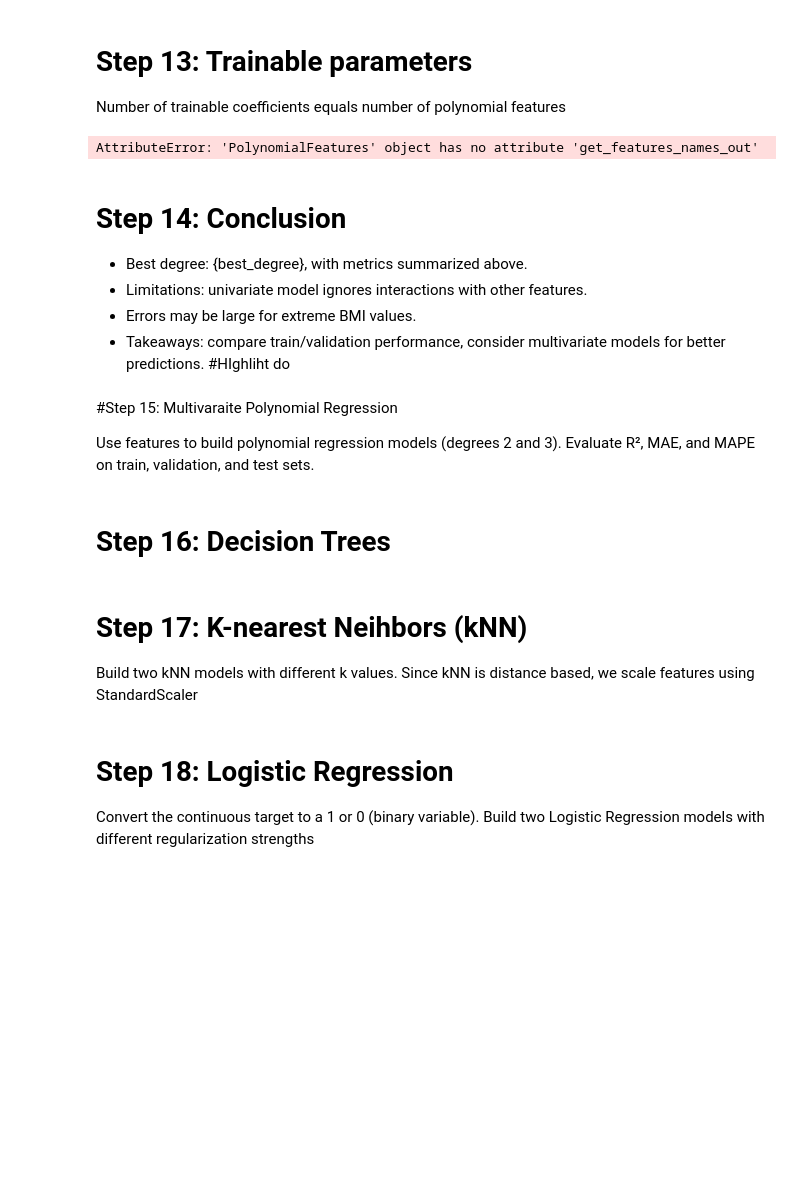
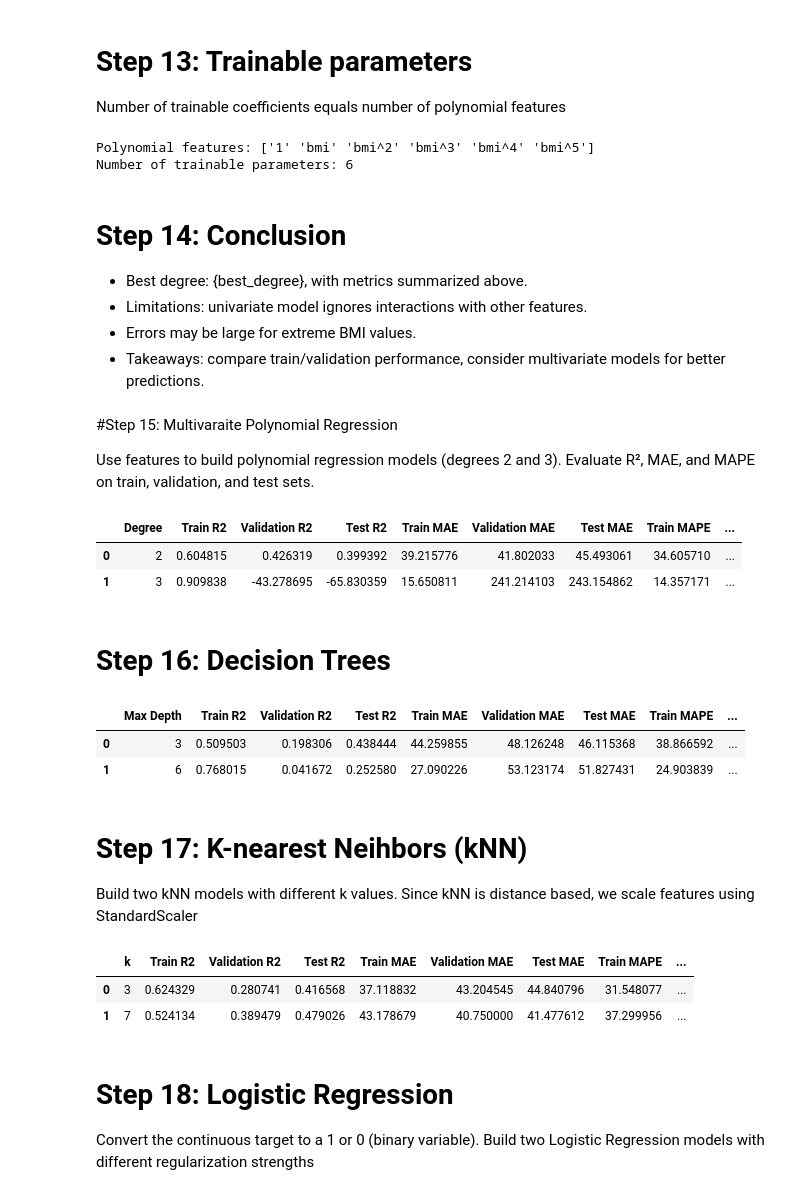
Before and after one commit to JariusBedward-8841640/Practical-Lab-2-Multivariate-Linear-Regression, a Jupyter notebook: PracticalLab2.ipynb, the cells around one changed output. Cells and saved outputs as stored; diff of their text form; code cells hidden in the pictures; blank space fills up the shorter version.

```diff
--- a/PracticalLab2.ipynb
+++ b/PracticalLab2.ipynb
@@ -361,12 +360,16 @@ Predicted progression for BMI=30: 189.70
 
 Number of trainable coefficients equals number of polynomial features
 # %%
-print("Polynomial features:", best_poly.get_features_names_out())
-print(f"Number of trainable parameters: {len(best_poly.get_feature_names_out())}")
+try:
+    feature_names = best_poly.get_feature_names_out()
+except AttributeError:
+    feature_names = best_poly.get_feature_names()
 
-#highlight
+print("Polynomial features:", feature_names)
+print(f"Number of trainable parameters: {len(feature_names)}")
 # %% [output]
-AttributeError: 'PolynomialFeatures' object has no attribute 'get_features_names_out'
+Polynomial features: ['1' 'bmi' 'bmi^2' 'bmi^3' 'bmi^4' 'bmi^5']
+Number of trainable parameters: 6
 # %% [markdown]
 # Step 14: Conclusion
 
@@ -374,7 +377,6 @@ AttributeError: 'PolynomialFeatures' object has no attribute 'get_features_names
 - Limitations: univariate model ignores interactions with other features.
 - Errors may be large for extreme BMI values.
 - Takeaways: compare train/validation performance, consider multivariate models for better predictions.
-#HIghliht do
 # %% [markdown]
 #Step 15: Multivaraite Polynomial Regression
 
@@ -390,34 +392,38 @@ x_val_multi = x_val.copy()
 x_test_multi = x_test.copy()
 
 for degree in poly_degrees:
     poly = PolynomialFeatures(degree=degree, include_bias=True)
     x_train_poly = poly.fit_transform(x_train_multi)
     x_val_poly = poly.transform(x_val_multi)
     x_test_poly = poly.transform(x_test_multi)
 
     model = LinearRegression()
     model.fit(x_train_poly, y_train)
     multi_models[degree] = (model, poly)
 
     y_train_pred = model.predict(x_train_poly)
     y_val_pred = model.predict(x_val_poly)
-    y_test_pred = model.predict(x_test_multi)
+    y_test_pred = model.predict(x_test_poly)
 
 
     multi_results.append({
         "Degree": degree,
         "Train R2": r2_score(y_train, y_train_pred),
         "Validation R2": r2_score(y_val, y_val_pred),
         "Test R2": r2_score(y_test, y_test_pred),
         "Train MAE": mean_absolute_error(y_train, y_train_pred),
         "Validation MAE": mean_absolute_error(y_val, y_val_pred),
         "Test MAE": mean_absolute_error(y_test, y_test_pred),
         "Train MAPE": np.mean(np.abs((y_train - y_train_pred) / y_train)) * 100,
         "Validation MAPE": np.mean(np.abs((y_val - y_val_pred) / y_val)) * 100,
         "Test MAPE": np.mean(np.abs((y_test - y_test_pred) / y_test)) * 100
     })
 
 pd.DataFrame(multi_results)
+# %% [output]
+|  | Degree | Train R2 | Validation R2 | Test R2 | Train MAE | Validation MAE | Test MAE | Train MAPE | ... |
+| 0 | 2 | 0.604815 | 0.426319 | 0.399392 | 39.215776 | 41.802033 | 45.493061 | 34.605710 | ... |
+| 1 | 3 | 0.909838 | -43.278695 | -65.830359 | 15.650811 | 241.214103 | 243.154862 | 14.357171 | ... |
 # %% [markdown]
 # Step 16: Decision Trees
 # %%
@@ -426,7 +432,7 @@ tree_models = {}
 tree_results = []
 
 for depth in tree_depths:
-    tree = DecisionTreeRegressor(max_depth=depth, random_state=42) #highlight
+    tree = DecisionTreeRegressor(max_depth=depth, random_state=42)
     tree.fit(x_train_multi, y_train)
     tree_models[depth] = tree
 
@@ -448,6 +454,10 @@ for depth in tree_depths:
     })
 
 pd.DataFrame(tree_results)
+# %% [output]
+|  | Max Depth | Train R2 | Validation R2 | Test R2 | Train MAE | Validation MAE | Test MAE | Train MAPE | ... |
+| 0 | 3 | 0.509503 | 0.198306 | 0.438444 | 44.259855 | 48.126248 | 46.115368 | 38.866592 | ... |
+| 1 | 6 | 0.768015 | 0.041672 | 0.252580 | 27.090226 | 53.123174 | 51.827431 | 24.903839 | ... |
 # %% [markdown]
 # Step 17: K-nearest Neihbors (kNN)
 
@@ -487,6 +497,10 @@ for k in k_values:
     })
 
 pd.DataFrame(knn_results)
+# %% [output]
+|  | k | Train R2 | Validation R2 | Test R2 | Train MAE | Validation MAE | Test MAE | Train MAPE | ... |
+| 0 | 3 | 0.624329 | 0.280741 | 0.416568 | 37.118832 | 43.204545 | 44.840796 | 31.548077 | ... |
+| 1 | 7 | 0.524134 | 0.389479 | 0.479026 | 43.178679 | 40.750000 | 41.477612 | 37.299956 | ... |
 # %% [markdown]
 # Step 18: Logistic Regression
 
```
Also changed, not shown: parts of 3 cells of this notebook, 1 other file.
